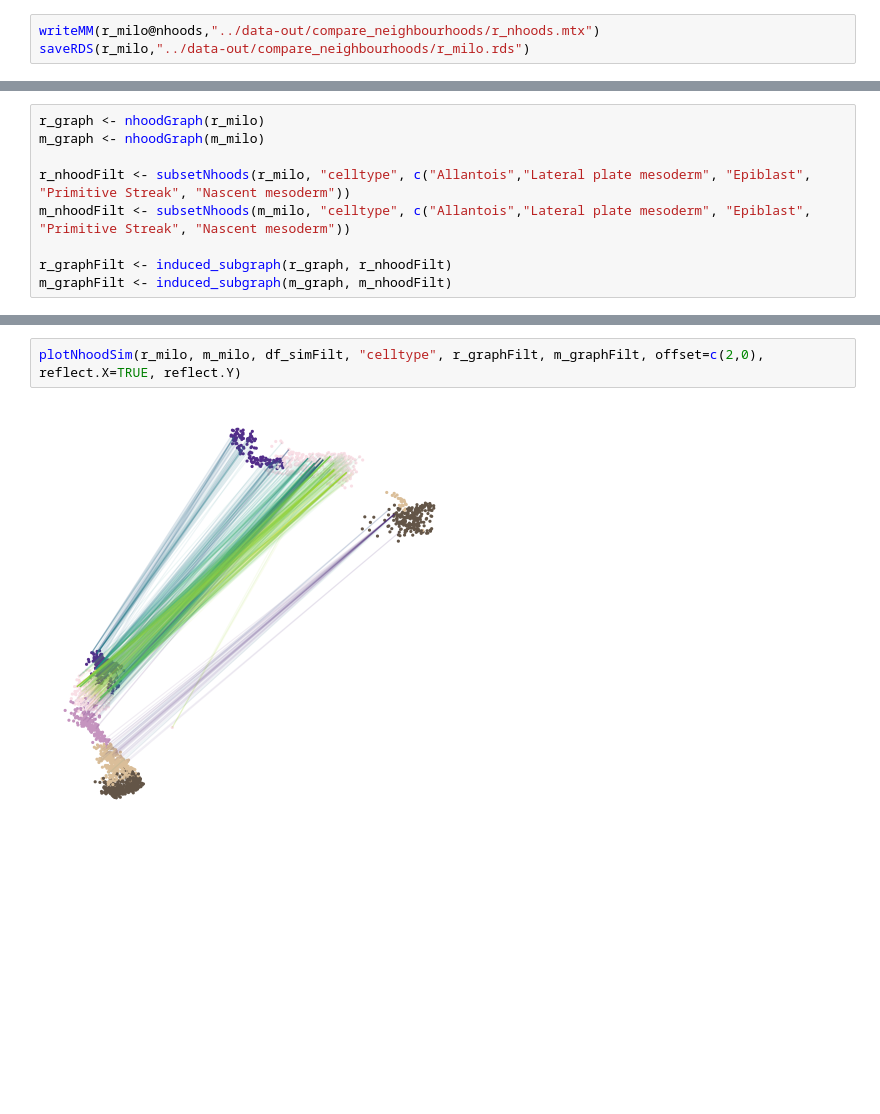
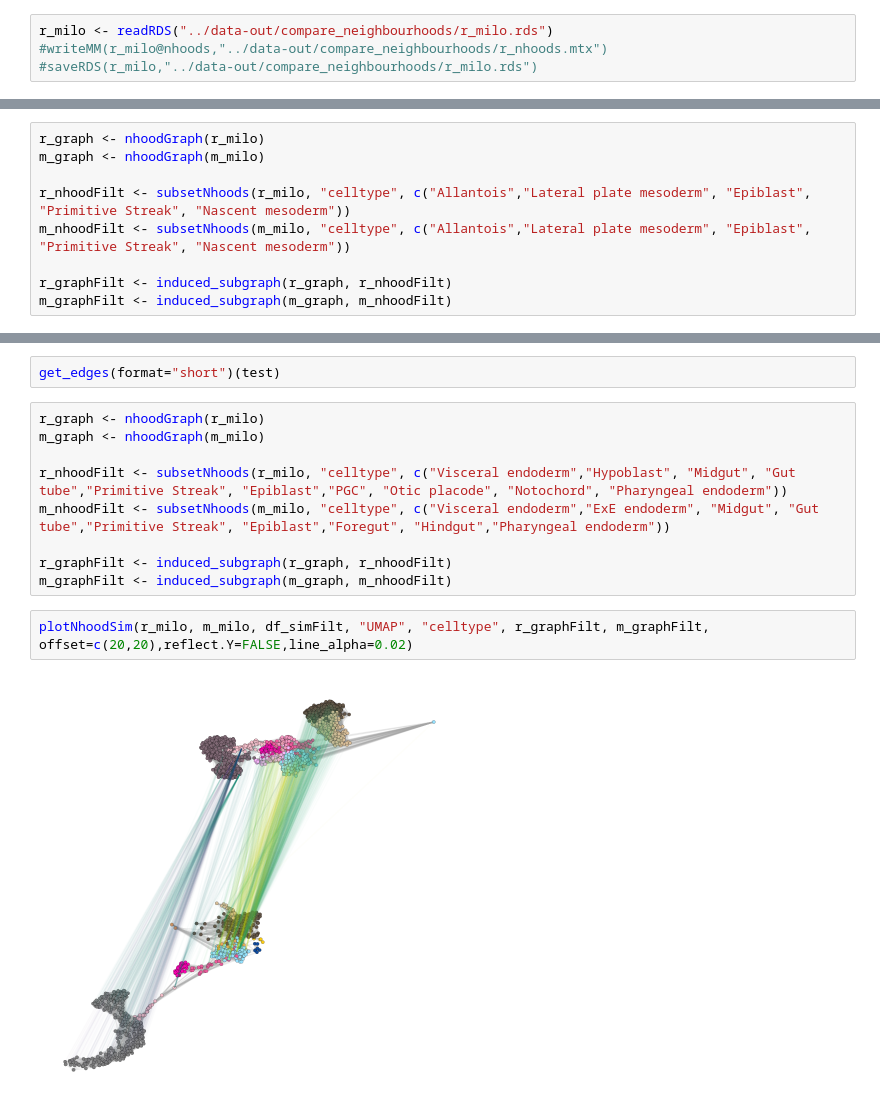
Before and after one commit to MarioniLab/RabbitGastrulation2022, a Jupyter notebook: notebooks/compute_neighbourhoods.ipynb, the cells around one changed output, grey strips where cells are left out. Saved outputs shown, nothing was run; the diff lists cells and outputs as text; blank space fills up the shorter version.

Commit message:
Managed to add nhood graphs to similarity plot.

```diff
--- a/notebooks/compute_neighbourhoods.ipynb
+++ b/notebooks/compute_neighbourhoods.ipynb
@@ -91,5 +107,6 @@ Warning message in plotNhoodGraph(r_milo):
 “Coercing layout to matrix format”
 [figure]
 # %%
-writeMM(r_milo@nhoods,"../data-out/compare_neighbourhoods/r_nhoods.mtx")
-saveRDS(r_milo,"../data-out/compare_neighbourhoods/r_milo.rds")
+r_milo <- readRDS("../data-out/compare_neighbourhoods/r_milo.rds")
+#writeMM(r_milo@nhoods,"../data-out/compare_neighbourhoods/r_nhoods.mtx")
+#saveRDS(r_milo,"../data-out/compare_neighbourhoods/r_milo.rds")
@@ -319,4 +314,15 @@ plotNhoodSim <- function(r_milo, m_milo, df_sim, colour_by, r_graph=NULL, m_grap
+# %%
+get_edges(format="short")(test)
+# %%
+r_graph <- nhoodGraph(r_milo)
+m_graph <- nhoodGraph(m_milo)
+
+r_nhoodFilt <- subsetNhoods(r_milo, "celltype", c("Visceral endoderm","Hypoblast", "Midgut", "Gut tube","Primitive Streak", "Epiblast","PGC", "Otic placode", "Notochord", "Pharyngeal endoderm"))
+m_nhoodFilt <- subsetNhoods(m_milo, "celltype", c("Visceral endoderm","ExE endoderm", "Midgut", "Gut tube","Primitive Streak", "Epiblast","Foregut", "Hindgut","Pharyngeal endoderm"))
+
+r_graphFilt <- induced_subgraph(r_graph, r_nhoodFilt)
+m_graphFilt <- induced_subgraph(m_graph, m_nhoodFilt)
 # %%
-plotNhoodSim(r_milo, m_milo, df_simFilt, "celltype", r_graphFilt, m_graphFilt, offset=c(2,0), reflect.X=TRUE, reflect.Y)
+plotNhoodSim(r_milo, m_milo, df_simFilt, "UMAP", "celltype", r_graphFilt, m_graphFilt, offset=c(20,20),reflect.Y=FALSE,line_alpha=0.02)
 # %% [output]
-[figure, old version]
+[figure, new version]
```
Also changed, not shown: parts of 20 cells of this notebook.
